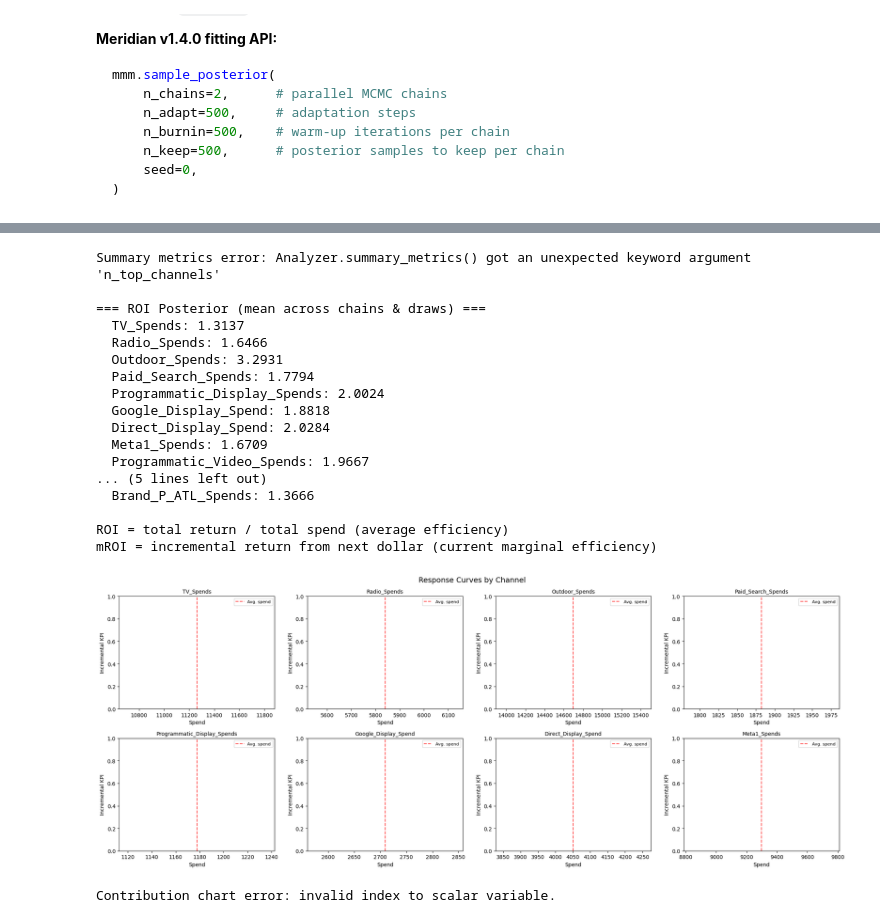
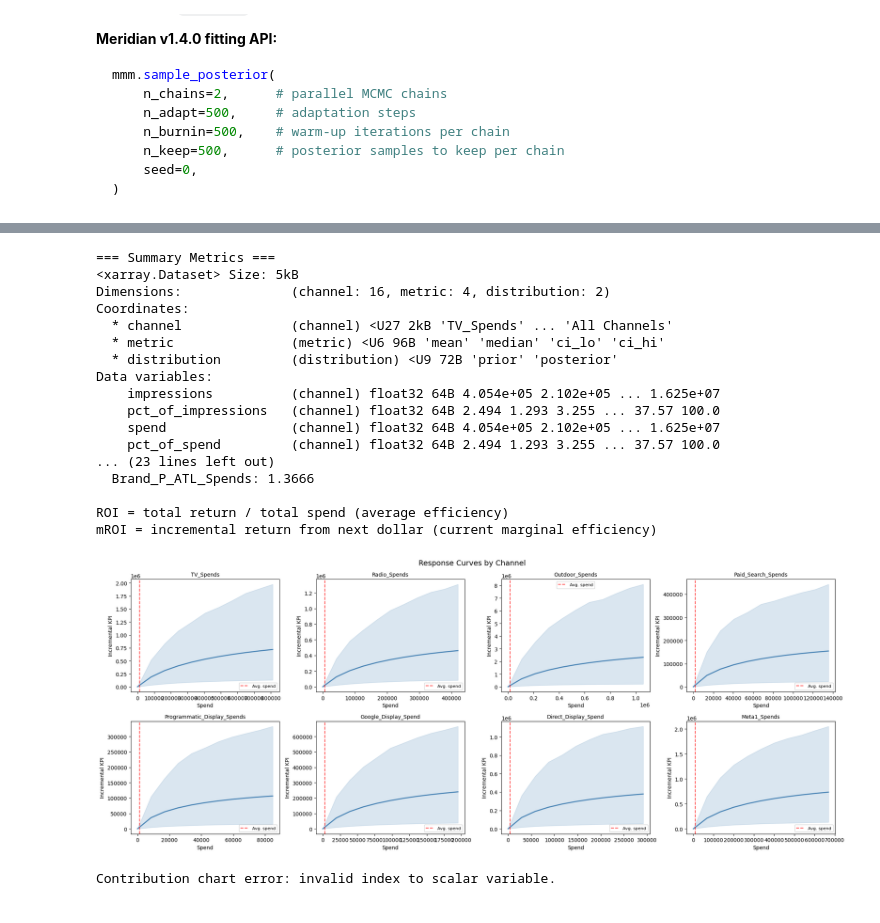
Before and after one commit to gdberrio/MarketingScience-CohortMarch26, a Jupyter notebook: week-3/session-5/session_05_meridian.ipynb, the cells around one changed output, grey strips where cells are left out. Saved outputs shown, nothing was run; the diff lists cells and outputs as text; code cells hidden in the pictures.

```diff
--- a/week-3/session-5/session_05_meridian.ipynb
+++ b/week-3/session-5/session_05_meridian.ipynb
@@ -319,7 +319,7 @@ if MERIDIAN_AVAILABLE:
 
     # Summary metrics includes ROI, mROI, contribution, effectiveness, spend
     try:
-        summary_metrics = analyzer.summary_metrics(n_top_channels=n_media)
+        summary_metrics = analyzer.summary_metrics()
         print("=== Summary Metrics ===")
         print(summary_metrics)
     except Exception as e:
@@ -345,19 +345,19 @@ else:
     print("  - ROI per channel: total incremental revenue / total spend")
     print("  - mROI per channel: marginal return of next dollar spent")
 # %% [output]
-Summary metrics error: Analyzer.summary_metrics() got an unexpected keyword argument 'n_top_channels'
-
-=== ROI Posterior (mean across chains & draws) ===
-  TV_Spends: 1.3137
-  Radio_Spends: 1.6466
-  Outdoor_Spends: 3.2931
-  Paid_Search_Spends: 1.7794
-  Programmatic_Display_Spends: 2.0024
-  Google_Display_Spend: 1.8818
-  Direct_Display_Spend: 2.0284
-  Meta1_Spends: 1.6709
-  Programmatic_Video_Spends: 1.9667
-... (5 lines left out)
+=== Summary Metrics ===
+<xarray.Dataset> Size: 5kB
+Dimensions:              (channel: 16, metric: 4, distribution: 2)
+Coordinates:
+  * channel              (channel) <U27 2kB 'TV_Spends' ... 'All Channels'
+  * metric               (metric) <U6 96B 'mean' 'median' 'ci_lo' 'ci_hi'
+  * distribution         (distribution) <U9 72B 'prior' 'posterior'
+Data variables:
+    impressions          (channel) float32 64B 4.054e+05 2.102e+05 ... 1.625e+07
+    pct_of_impressions   (channel) float32 64B 2.494 1.293 3.255 ... 37.57 100.0
+    spend                (channel) float32 64B 4.054e+05 2.102e+05 ... 1.625e+07
+    pct_of_spend         (channel) float32 64B 2.494 1.293 3.255 ... 37.57 100.0
+... (23 lines left out)
   Brand_P_ATL_Spends: 1.3666
 
 ROI = total return / total spend (average efficiency)
@@ -367,37 +367,57 @@ mROI = incremental return from next dollar (current marginal efficiency)
 if MERIDIAN_AVAILABLE:
     try:
         analyzer = Analyzer(mmm)
-        response_curves = analyzer.response_curves()
+        rc = analyzer.response_curves()
 
-        # Plot a subset of channels (avoid too many subplots)
+        # rc is an xarray.Dataset with:
+        #   spend: (spend_multiplier, channel)
+        #   incremental_outcome: (spend_multiplier, channel, metric)
+        # metric has values: 'mean', 'ci_lo', 'ci_hi'
+
         n_plot = min(n_media, 8)
         fig, axes = plt.subplots(2, (n_plot + 1) // 2, figsize=(5 * ((n_plot + 1) // 2), 8))
         axes = axes.flatten()
 
         for i in range(n_plot):
             ax = axes[i]
             channel = media_cols[i]
+
+            # Extract spend and incremental outcome for this channel
+            spend_vals = rc['spend'].sel(channel=channel).values
+            mean_vals = rc['incremental_outcome'].sel(channel=channel, metric='mean').values
+            ci_lo = rc['incremental_outcome'].sel(channel=channel, metric='ci_lo').values
+            ci_hi = rc['incremental_outcome'].sel(channel=channel, metric='ci_hi').values
+
+            # Plot response curve with confidence band
+            ax.plot(spend_vals, mean_vals, color='steelblue', linewidth=2)
+            ax.fill_between(spend_vals, ci_lo, ci_hi, alpha=0.2, color='steelblue')
+
             # Mark current average spend
             avg_spend = media_spend_array[0, :, i].mean()
             ax.axvline(avg_spend, color='red', linestyle='--', alpha=0.7, label='Avg. spend')
+
             ax.set_title(channel, fontsize=10)
             ax.set_xlabel('Spend')
             ax.set_ylabel('Incremental KPI')
             ax.legend(fontsize=8)
+
+        # Hide unused subplots
+        for j in range(n_plot, len(axes)):
+            axes[j].set_visible(False)
 
         plt.suptitle('Response Curves by Channel', fontsize=14)
         plt.tight_layout()
         plt.show()
     except Exception as e:
         print(f"Response curve visualization error: {e}")
-        print("The Analyzer.response_curves() API may require specific arguments.")
+        import traceback; traceback.print_exc()
 else:
     print("Response curve visualization requires a fitted model.")
     print("\nResponse curves show the Hill-Adstock transformed relationship")
     print("between spend and incremental KPI for each channel.")
     print("The curve flattens at high spend levels (diminishing returns).")
 # %% [output]
-[figure, old version]
+[figure, new version]
 # %%
 # --- Contribution Over Time ---
 if MERIDIAN_AVAILABLE:
```
Also changed, not shown: parts of 1 cell of this notebook.
